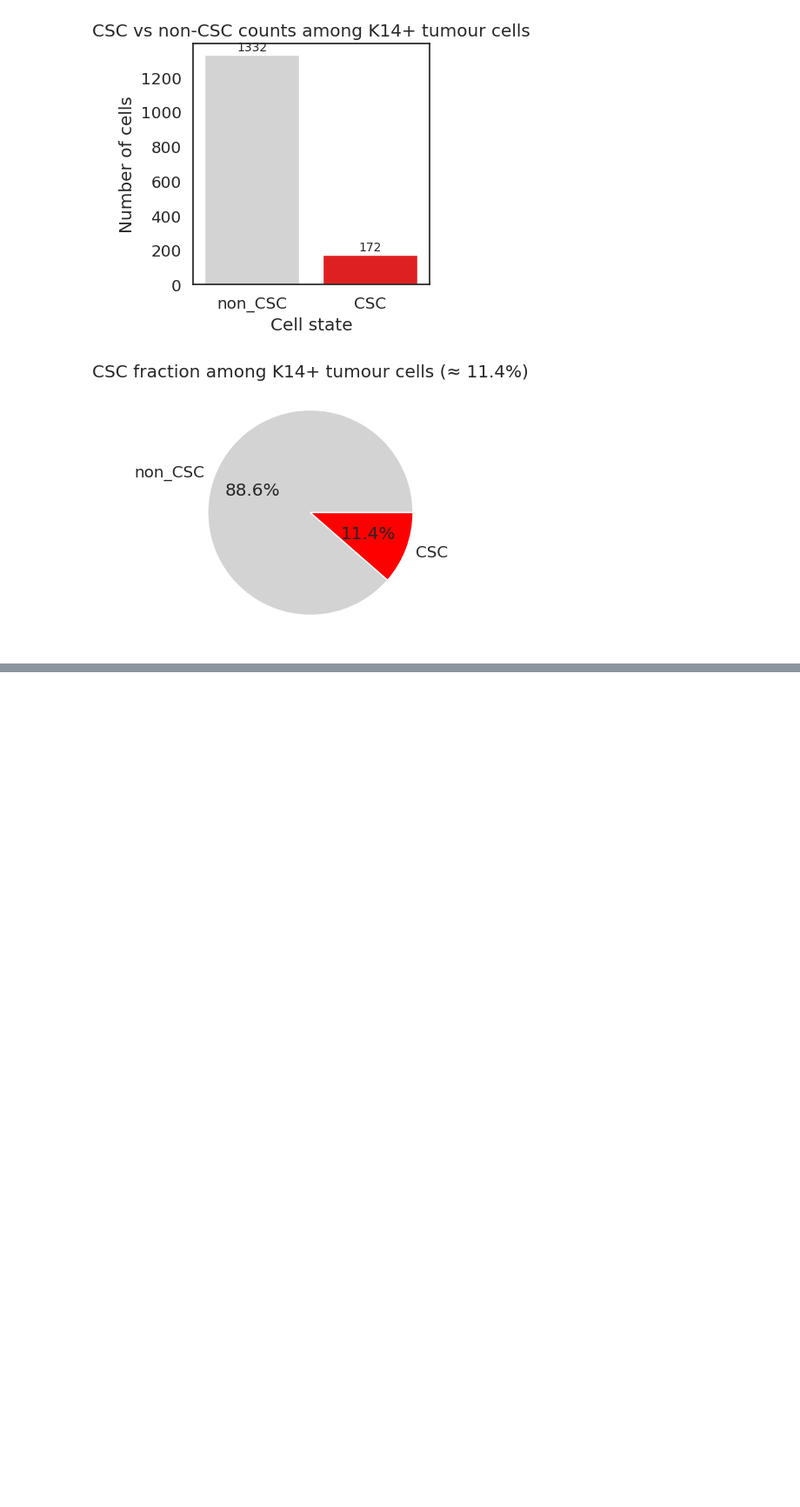
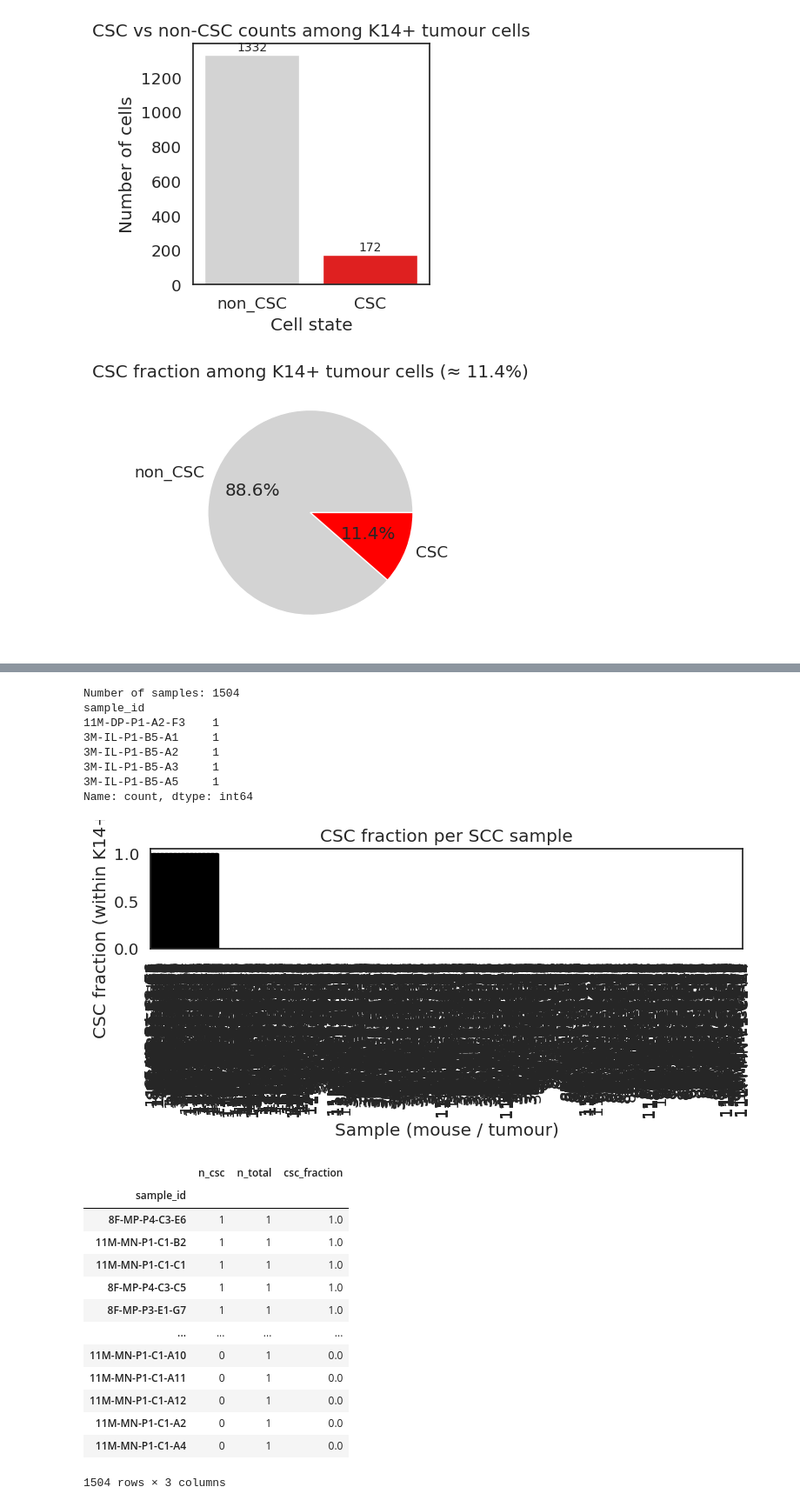
Before and after one commit to SecondBook5/ras_csc_feedback_switch, a Jupyter notebook: notebooks/scRNA_SCC_RasCSC_state_summary.ipynb, the cells around one changed output, grey strips where cells are left out. Shown at 87% size. Drawn from its saved outputs; the diff is of its cells as text; code cells hidden in the pictures; blank space fills up the shorter version.

```diff
--- a/notebooks/scRNA_SCC_RasCSC_state_summary.ipynb
+++ b/notebooks/scRNA_SCC_RasCSC_state_summary.ipynb
@@ -1364,0 +1452,71 @@ No module scores defined yet. Fill in module gene lists first.
+# %%
+# -------------------------------------------------------------------
+# Per-mouse CSC fractions (using sample ID parsed from barcode)
+# -------------------------------------------------------------------
+
+# Make a copy to avoid mutating original
+meta_mouse = metadata_k14.copy()
+
+# Extract sample_id from index (before first underscore)
+meta_mouse["sample_id"] = meta_mouse.index.to_series().str.split("_",
+                                                                 n=1).str[0]
+
+# Quick sanity check of how many samples
+print("Number of samples:", meta_mouse["sample_id"].nunique())
+print(meta_mouse["sample_id"].value_counts().head())
+
+# Compute CSC fraction per sample_id
+mouse_stats = (
+    meta_mouse
+    .groupby("sample_id")["is_CSC"]
+    .agg(["sum", "count"])
+    .rename(columns={"sum": "n_csc", "count": "n_total"})
+)
+mouse_stats["csc_fraction"] = mouse_stats["n_csc"] / mouse_stats["n_total"]
+
+# Sort samples by CSC fraction
+mouse_stats_sorted = mouse_stats.sort_values("csc_fraction", ascending=False)
+
+# Barplot of per-mouse CSC fraction
+plt.figure(figsize=(8, 4))
+ax = sns.barplot(
+    data=mouse_stats_sorted.reset_index(),
+    x="sample_id",
+    y="csc_fraction",
+    color="firebrick",
+    edgecolor="black"
+)
+ax.set_xticklabels(ax.get_xticklabels(), rotation=90)
+ax.set_ylabel("CSC fraction (within K14+ cells)")
+ax.set_xlabel("Sample (mouse / tumour)")
+ax.set_title("CSC fraction per SCC sample")
+
+plt.tight_layout()
+plt.show()
+
+# Display numeric table
+mouse_stats_sorted
+# %% [output]
+Number of samples: 1504
+sample_id
+11M-DP-P1-A2-F3    1
+3M-IL-P1-B5-A1     1
+3M-IL-P1-B5-A2     1
+3M-IL-P1-B5-A3     1
+3M-IL-P1-B5-A5     1
+Name: count, dtype: int64
+[figure, added]
+|  | n_csc | n_total | csc_fraction |
+| sample_id |  |  |  |
+| 8F-MP-P4-C3-E6 | 1 | 1 | 1.0 |
+| 11M-MN-P1-C1-B2 | 1 | 1 | 1.0 |
+| 11M-MN-P1-C1-C1 | 1 | 1 | 1.0 |
+| 8F-MP-P4-C3-C5 | 1 | 1 | 1.0 |
+| 8F-MP-P3-E1-G7 | 1 | 1 | 1.0 |
+| ... | ... | ... | ... |
+| 11M-MN-P1-C1-A10 | 0 | 1 | 0.0 |
+| 11M-MN-P1-C1-A11 | 0 | 1 | 0.0 |
+| 11M-MN-P1-C1-A12 | 0 | 1 | 0.0 |
+| 11M-MN-P1-C1-A2 | 0 | 1 | 0.0 |
+| 11M-MN-P1-C1-A4 | 0 | 1 | 0.0 |
+1504 rows × 3 columns
```
Also changed, not shown: parts of 4 cells of this notebook, 1 other file.
